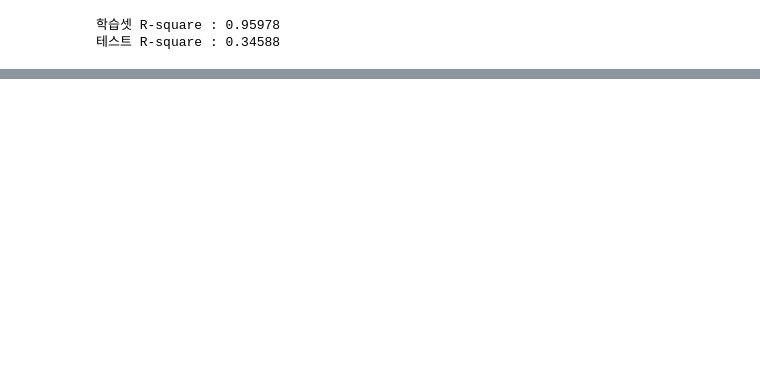
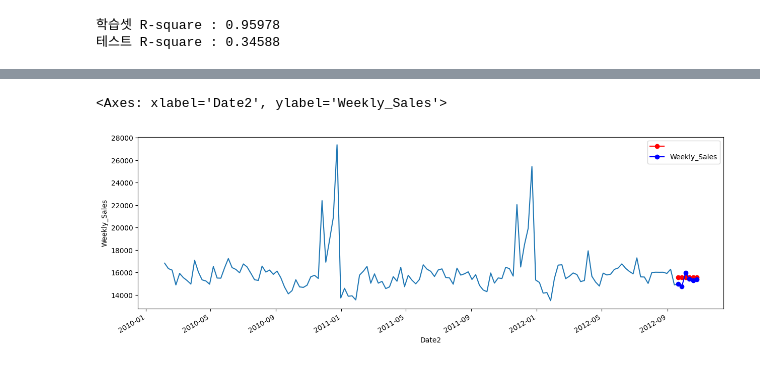
Before and after one commit to hamin971231/Mega_Data_Analysis, a Jupyter notebook: # 연습/스터디/스터디(8)_시계열분석.ipynb, the cells around one changed output, grey strips where cells are left out. Drawn from its saved outputs; the diff is of its cells as text; code cells hidden in the pictures; blank space fills up the shorter version.

```diff
--- a/# 연습/스터디/스터디(8)_시계열분석.ipynb
+++ b/# 연습/스터디/스터디(8)_시계열분석.ipynb
@@ -386,3 +386,13 @@ Notes:
 [1] Standard Errors assume that the covariance matrix of the errors is correctly specified.
 [2] The condition number is large, 1.99e+07. This might indicate that there are
 strong multicollinearity or other numerical problems.
+# %%
+## ARIMA용 학습셋, 테스트셋 생성
+train = ts_decomp.loc['2010-02-05':'2012-09-21']
+test = ts_decomp.loc['2012-09-21':'2012-10-26']
+
+# 학습셋 검증셋 확인
+
+print(len(train))
+
+print(len(test))
@@ -388,0 +404,14 @@ strong multicollinearity or other numerical problems.
+# %%
+# ARIMA 예측값 출력
+# pdq 설정
+## d만큼 차분, p개 이전만큼 따짐, q만큼 과거 오차값들 사용
+p,d,q = 3,0,3
+
+model_arima = ARIMA(train['Weekly_Sales'],order=(p,d,q))
+model_arima_fit = model_arima.fit()
+
+## 예측값 출력
+
+pred1 = model_arima_fit.forecast(steps=58)[0]
+pred1=pd.Series(pred1,index=test.index)
+print(np.round_(pred1,2))
@@ -388,0 +427,10 @@ strong multicollinearity or other numerical problems.
+# %%
+# 예측값 시각화
+
+fig,ax = plt.subplots(figsize = (15,5))
+graph = sns.lineplot(x='Date2',y='Weekly_Sales',data=train)
+pred1.plot(ax=ax,color='red',marker='o',legend=True)
+test.plot(ax=ax,color='blue',marker='o',legend=True)
+# %% [output]
+<Axes: xlabel='Date2', ylabel='Weekly_Sales'>
+[figure, added]
```
Also changed, not shown: parts of 10 cells of this notebook, 24 other files.
